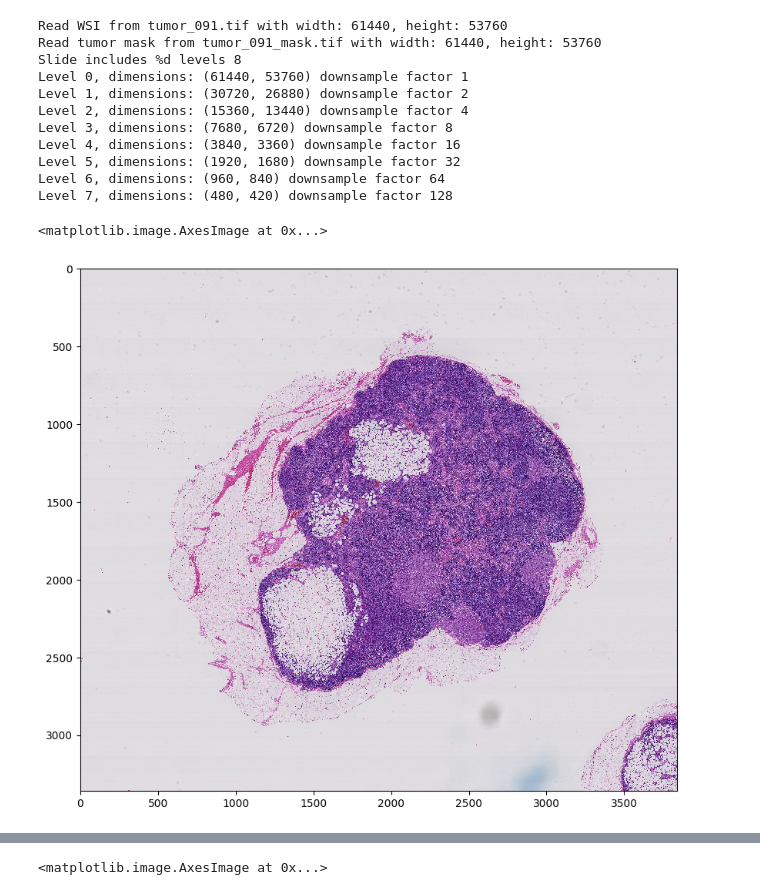
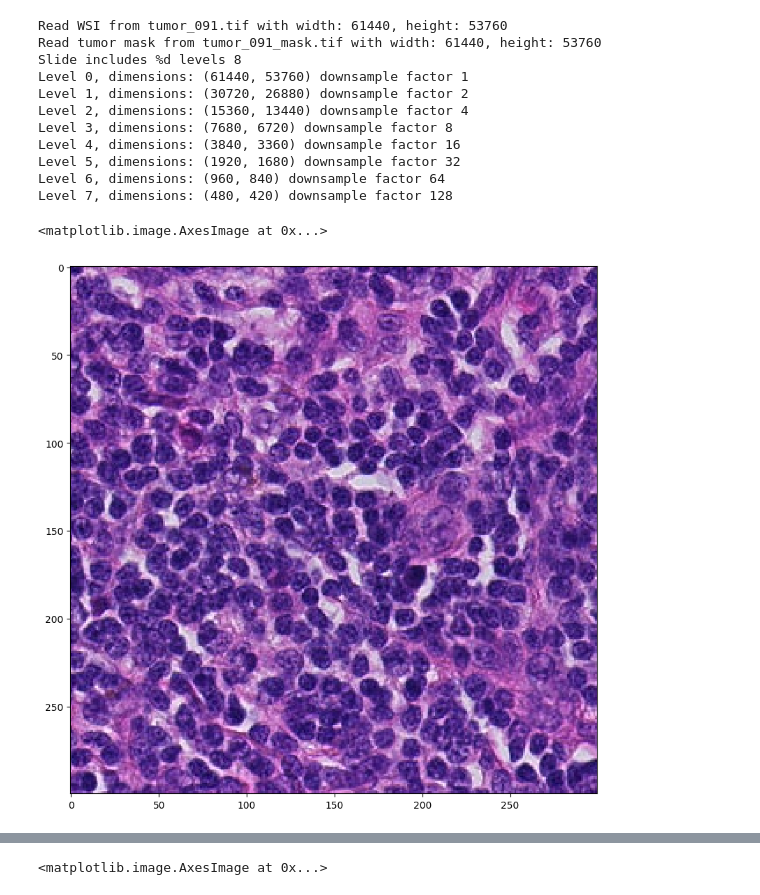
Before and after one commit to akoo-45/cancer-detection, a Jupyter notebook: cancer_detection.ipynb, the cells around one changed output, grey strips where cells are left out. Cells and saved outputs as stored; diff of their text form; code cells hidden in the pictures.

Commit message:
Finished verifying X and Y generating algorithm from image for zoom level 6. Have yet to import another slide image. Currently working on generating X and Y for different zoom levels.

```diff
--- a/cancer_detection.ipynb
+++ b/cancer_detection.ipynb
@@ -129,29 +133,29 @@ def read_slide(slide, x, y, level, width, height, as_float=False):
 # %%
 # Example: Reading entire slide at level 5
 
 # Higher zoom levels may not fit into memory.
 # You can use the below function to extract regions from higher zoom levels
 # without having to read the entire image into ram.
 
 # Use the sliding window approach discussed in class to collect training
 # data for your classifier. E.g., slide a window across the slide (for
 # starters, use a zoomed out view, so you're not working with giant images).
 # Save each window to disk as an image. To find the label for that image,
 # check to the tissue mask to see if the same region contains cancerous cells.
 
 # Important: this is tricky to get right. Carefully debug your pipeline before
 # training your model. Start with just a single image, and a relatively
 # low zoom level.
 
 slide_image = read_slide(slide,
-                         x=0,
-                         y=0,
-                         level=4,
-                         width=slide.level_dimensions[4][0],
-                         height=slide.level_dimensions[4][1])
+                         x=15000 * 2,
+                         y=15000 * 2,
+                         level=1,
+                         width=300,
+                         height=300)
 
 plt.figure(figsize=(10,10), dpi=100)
 plt.imshow(slide_image)
 # %% [output]
 <matplotlib.image.AxesImage at 0x...>
-[figure, old version]
+[figure, new version]
```
Also changed, not shown: parts of 25 cells of this notebook.
